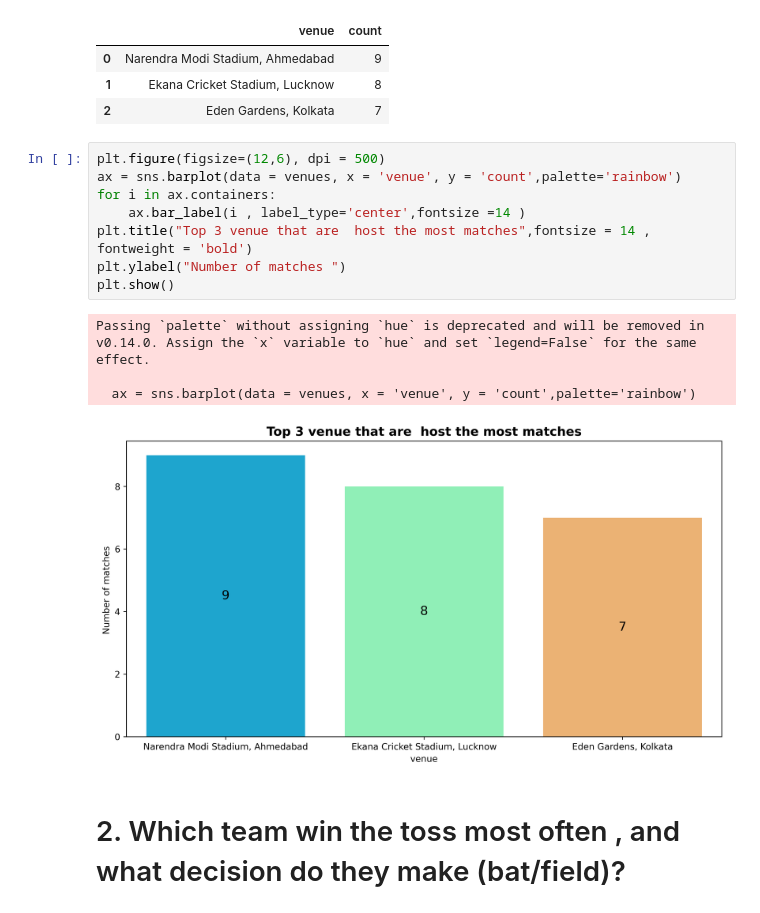
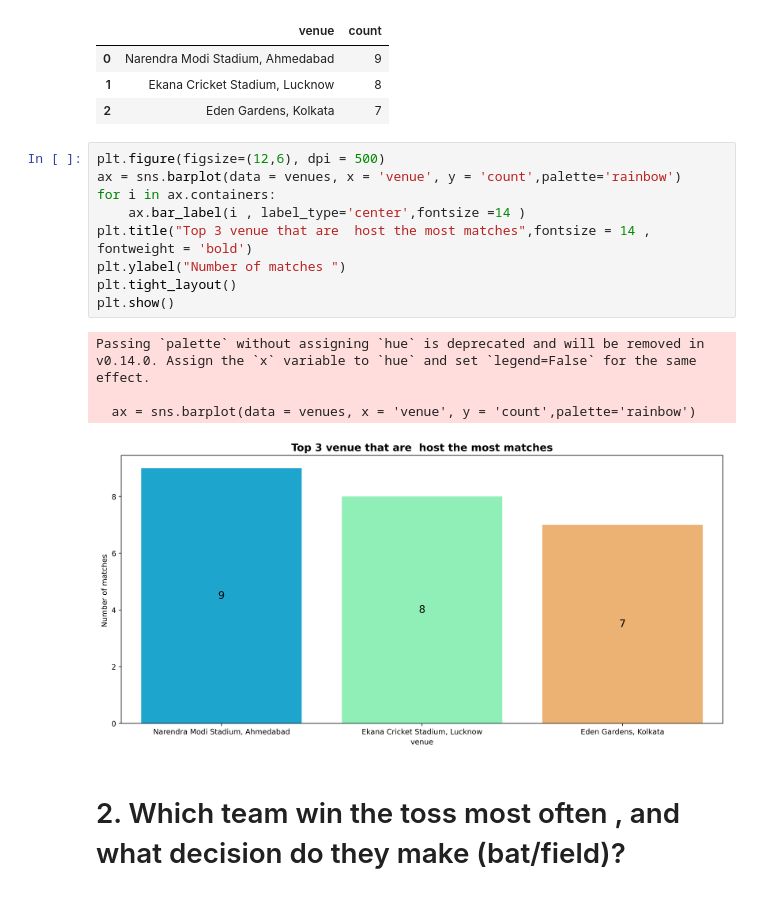
Before and after one commit to R123gh/Data-analytics-project-, a Jupyter notebook: Cricket_dataset.ipynb, the cells around one changed output. Saved outputs shown, nothing was run; the diff lists cells and outputs as text.

```diff
--- a/Cricket_dataset.ipynb
+++ b/Cricket_dataset.ipynb
@@ -524,16 +524,17 @@ venues
 # %%
 plt.figure(figsize=(12,6), dpi = 500)
 ax = sns.barplot(data = venues, x = 'venue', y = 'count',palette='rainbow')
 for i in ax.containers:
     ax.bar_label(i , label_type='center',fontsize =14 )
 plt.title("Top 3 venue that are  host the most matches",fontsize = 14 , fontweight = 'bold')
 plt.ylabel("Number of matches ")
+plt.tight_layout()
 plt.show()
 # %% [output]
 Passing `palette` without assigning `hue` is deprecated and will be removed in v0.14.0. Assign the `x` variable to `hue` and set `legend=False` for the same effect.
 
   ax = sns.barplot(data = venues, x = 'venue', y = 'count',palette='rainbow')
-[figure, old version]
+[figure, new version]
 # %% [markdown]
 # 2. Which team win the toss most often , and what decision do they make (bat/field)?
 # %%
```
Also changed, not shown: parts of 22 cells of this notebook.
